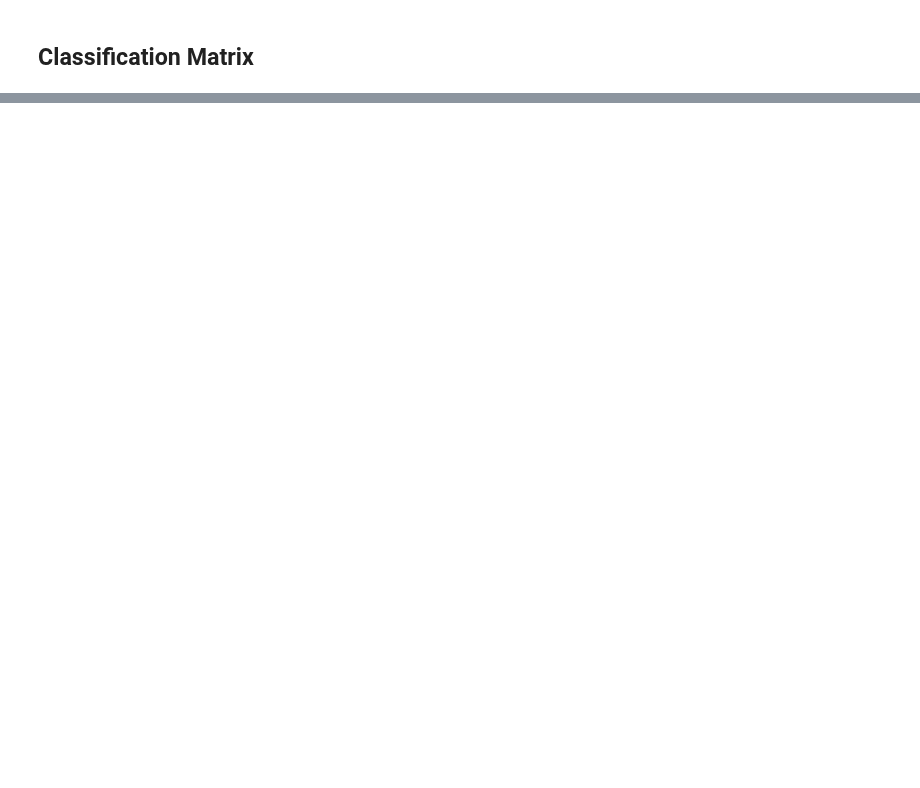
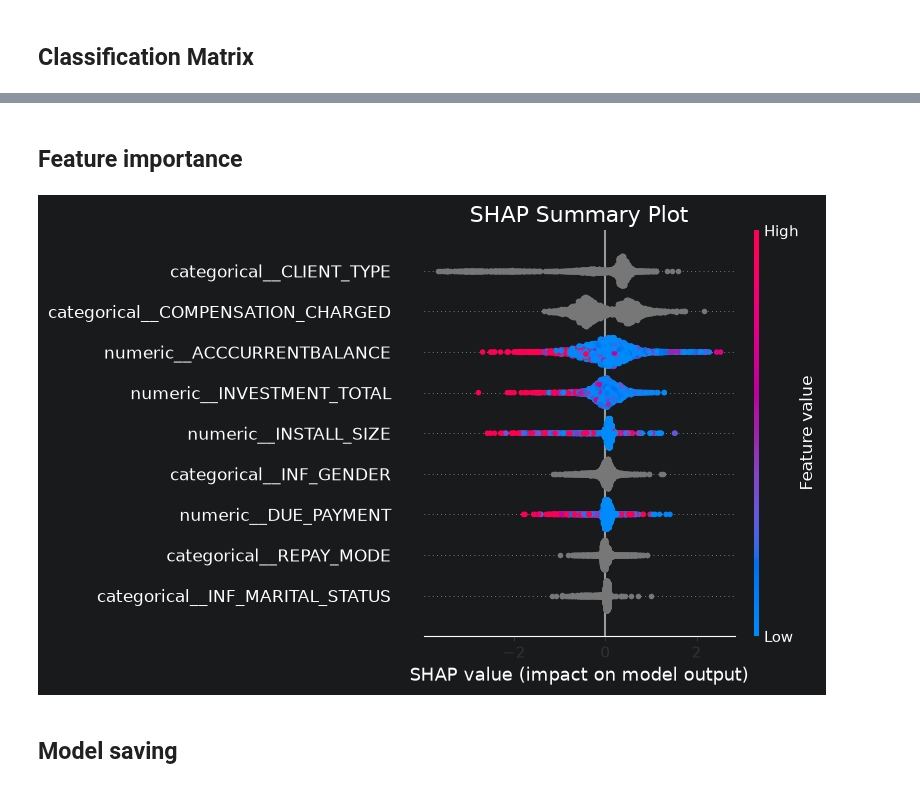
Before and after one commit to blbl-blbl/kaggle-Credit-Risk-Dataset, a Jupyter notebook: notebooks/02_modeling.ipynb, the cells around one changed output, grey strips where cells are left out. Drawn from its saved outputs; the diff is of its cells as text; code cells hidden in the pictures; blank space fills up the shorter version.

```diff
--- a/notebooks/02_modeling.ipynb
+++ b/notebooks/02_modeling.ipynb
@@ -801,0 +828,25 @@ weighted avg       0.99      0.86      0.92      4305
+# %% [markdown]
+## Feature importance
+# %%
+def shap_plot(model):
+    explainer = shap.TreeExplainer(model)
+    shap_values = explainer.shap_values(catboost_transformer.transform(X_cal))
+
+    plt.figure(figsize=(10, 6))
+    shap.summary_plot(shap_values,
+                      catboost_transformer.transform(X_cal),
+                      feature_names=catboost_transformer.get_feature_names_out(),
+                      show=False)
+
+    ax = plt.gca()
+    ax.set_yticklabels(ax.get_yticklabels(), color='white', fontsize=12)
+
+    plt.title(f"SHAP Summary Plot", fontsize=16)
+    plt.tight_layout()
+    plt.show()
+
+shap_plot(calibrated_pipe_isotonic.estimator.estimator.named_steps['model'])
+# %% [output]
+[figure, added]
+# %% [markdown]
+## Model saving
```
Also changed, not shown: parts of 3 cells of this notebook.
